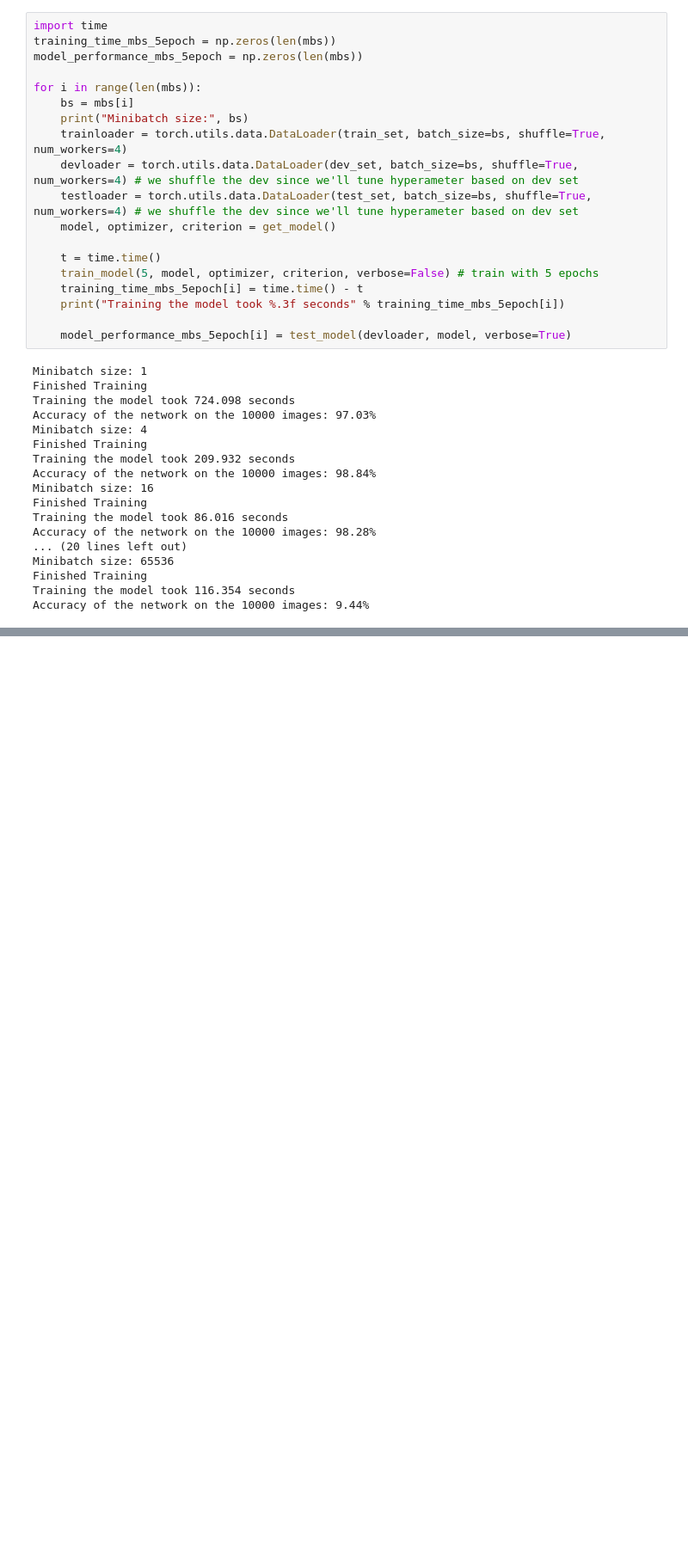
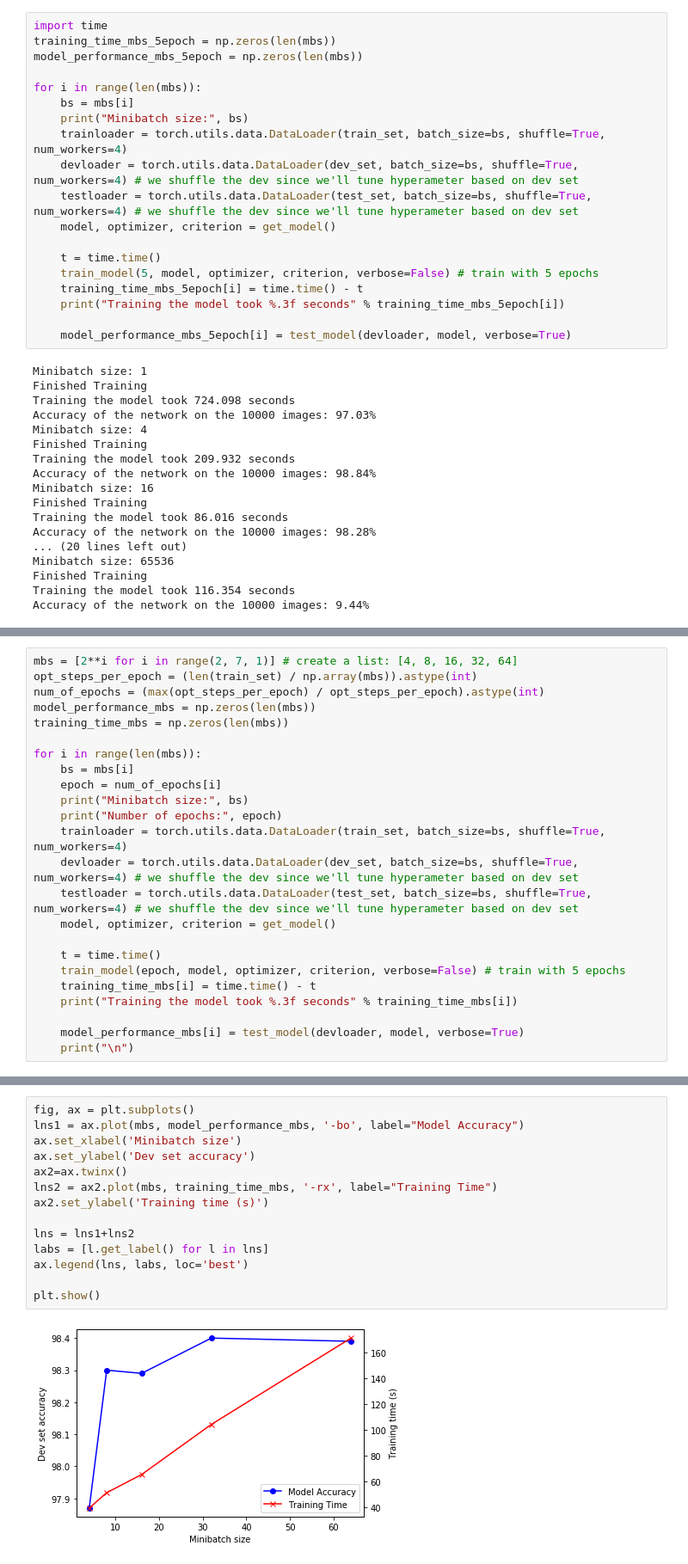
Before and after one commit to shawnwuch/MNIST_NET, a Jupyter notebook: PyTorch_MNIST_NET.ipynb, the cells around one changed output, grey strips where cells are left out. Shown: that part at 86% size. Saved outputs shown, nothing was run; the diff lists cells and outputs as text; blank space fills up the shorter version.

Commit message:
Add files via upload
Wrapped minibatch and epoch study, saved latest model

```diff
--- a/PyTorch_MNIST_NET.ipynb
+++ b/PyTorch_MNIST_NET.ipynb
@@ -680,0 +688,24 @@ Another performance aspect we sometimes have to consider is the training time. W
+# %%
+mbs = [2**i for i in range(2, 7, 1)] # create a list: [4, 8, 16, 32, 64]
+opt_steps_per_epoch = (len(train_set) / np.array(mbs)).astype(int)
+num_of_epochs = (max(opt_steps_per_epoch) / opt_steps_per_epoch).astype(int)
+model_performance_mbs = np.zeros(len(mbs))
+training_time_mbs = np.zeros(len(mbs))
+
+for i in range(len(mbs)):
+    bs = mbs[i]
+    epoch = num_of_epochs[i]
+    print("Minibatch size:", bs)
+    print("Number of epochs:", epoch)
+    trainloader = torch.utils.data.DataLoader(train_set, batch_size=bs, shuffle=True, num_workers=4)
+    devloader = torch.utils.data.DataLoader(dev_set, batch_size=bs, shuffle=True, num_workers=4) # we shuffle the dev since we'll tune hyperameter based on dev set
+    testloader = torch.utils.data.DataLoader(test_set, batch_size=bs, shuffle=True, num_workers=4) # we shuffle the dev since we'll tune hyperameter based on dev set
+    model, optimizer, criterion = get_model()
+
+    t = time.time()
+    train_model(epoch, model, optimizer, criterion, verbose=False) # train with 5 epochs
+    training_time_mbs[i] = time.time() - t
+    print("Training the model took %.3f seconds" % training_time_mbs[i])
+
+    model_performance_mbs[i] = test_model(devloader, model, verbose=True)
+    print("\n")
@@ -680,0 +730,16 @@ Another performance aspect we sometimes have to consider is the training time. W
+# %%
+fig, ax = plt.subplots()
+lns1 = ax.plot(mbs, model_performance_mbs, '-bo', label="Model Accuracy")
+ax.set_xlabel('Minibatch size')
+ax.set_ylabel('Dev set accuracy')
+ax2=ax.twinx()
+lns2 = ax2.plot(mbs, training_time_mbs, '-rx', label="Training Time")
+ax2.set_ylabel('Training time (s)')
+
+lns = lns1+lns2
+labs = [l.get_label() for l in lns]
+ax.legend(lns, labs, loc='best')
+
+plt.show()
+# %% [output]
+[figure, added]
```
Also changed, not shown: parts of 20 cells of this notebook, 1 other file.
